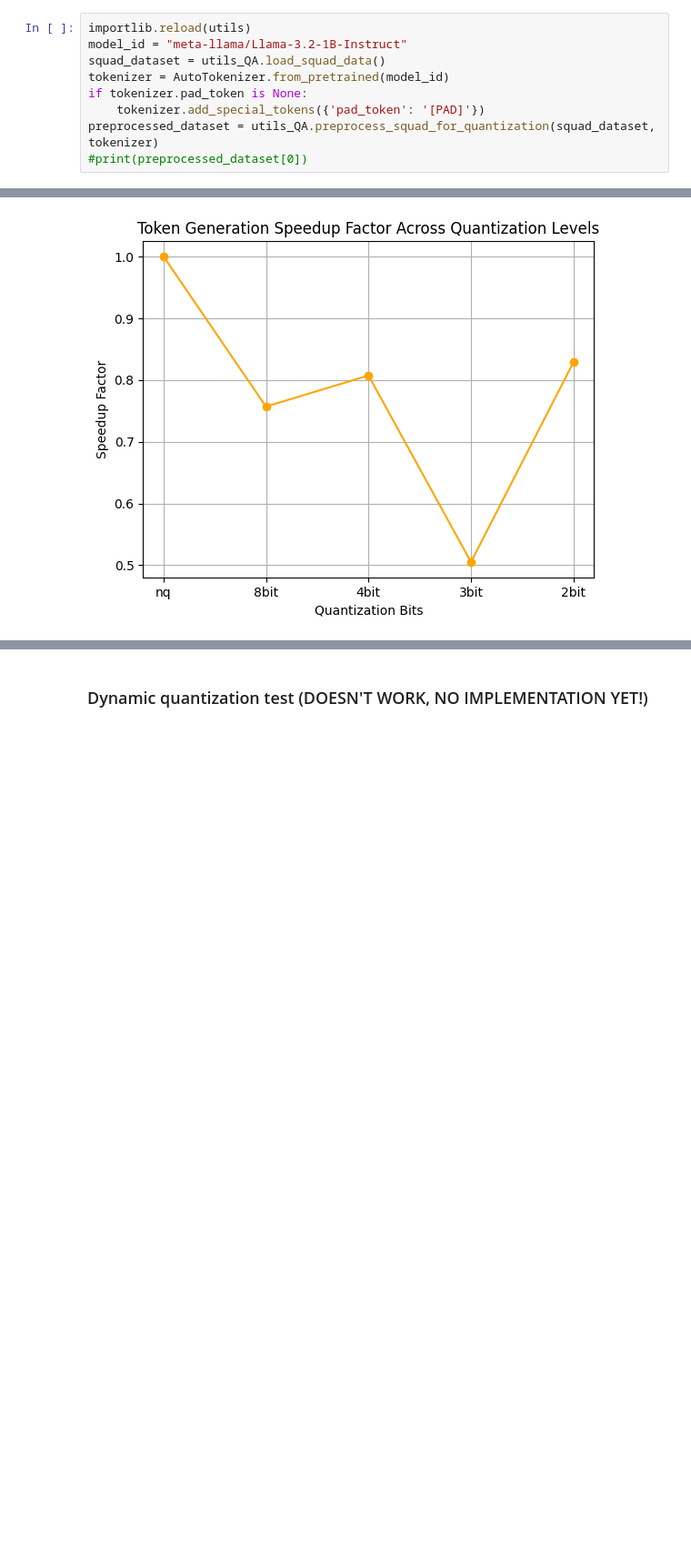
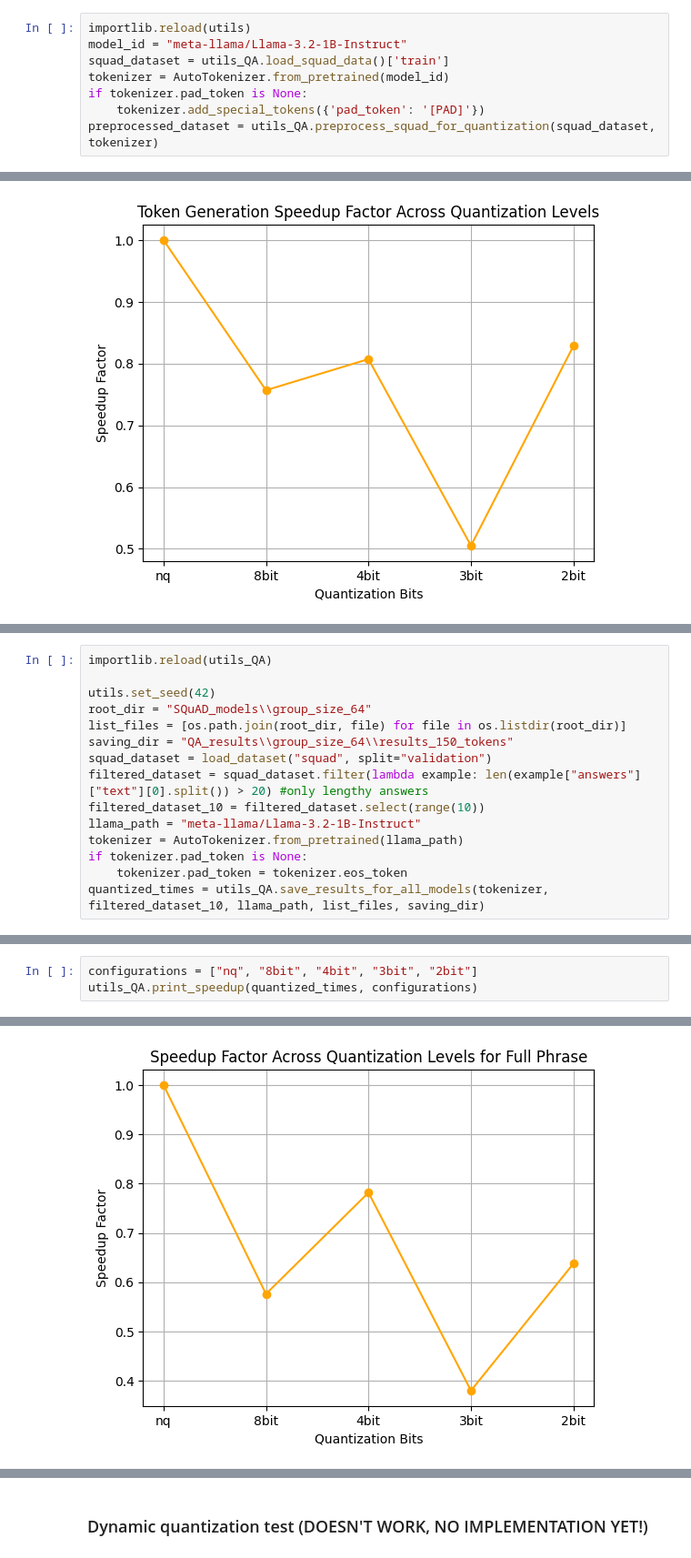
Before and after one commit to Oenarion/GPTQModel_PW, a Jupyter notebook: question_answering.ipynb, the cells around one changed output, grey strips where cells are left out. Shown at 91% size. Cells and saved outputs as stored; diff of their text form; blank space fills up the shorter version.

```diff
--- a/question_answering.ipynb
+++ b/question_answering.ipynb
@@ -33,11 +60,10 @@ Loading SQuAD dataset...
 # %%
 importlib.reload(utils)
 model_id = "meta-llama/Llama-3.2-1B-Instruct"
-squad_dataset = utils_QA.load_squad_data()
+squad_dataset = utils_QA.load_squad_data()['train']
 tokenizer = AutoTokenizer.from_pretrained(model_id)
 if tokenizer.pad_token is None:
     tokenizer.add_special_tokens({'pad_token': '[PAD]'})
 preprocessed_dataset = utils_QA.preprocess_squad_for_quantization(squad_dataset, tokenizer)
-#print(preprocessed_dataset[0])
 # %% [output]
 Loading SQuAD dataset...
@@ -433,0 +517,15 @@ Token Generation Speedup Factor: 0.83 times
+# %%
+importlib.reload(utils_QA)
+
+utils.set_seed(42)
+root_dir = "SQuAD_models\\group_size_64"
+list_files = [os.path.join(root_dir, file) for file in os.listdir(root_dir)]
+saving_dir = "QA_results\\group_size_64\\results_150_tokens"
+squad_dataset = load_dataset("squad", split="validation")
+filtered_dataset = squad_dataset.filter(lambda example: len(example["answers"]["text"][0].split()) > 20) #only lengthy answers
+filtered_dataset_10 = filtered_dataset.select(range(10))
+llama_path = "meta-llama/Llama-3.2-1B-Instruct"
+tokenizer = AutoTokenizer.from_pretrained(llama_path)
+if tokenizer.pad_token is None:
+    tokenizer.pad_token = tokenizer.eos_token
+quantized_times = utils_QA.save_results_for_all_models(tokenizer, filtered_dataset_10, llama_path, list_files, saving_dir)
@@ -433,0 +602,4 @@ Token Generation Speedup Factor: 0.83 times
+# %%
+configurations = ["nq", "8bit", "4bit", "3bit", "2bit"]
+utils_QA.print_speedup(quantized_times, configurations)
+# %% [output]
@@ -433,0 +623 @@ Token Generation Speedup Factor: 0.83 times
+[figure, added]
```
Also changed, not shown: parts of 14 cells of this notebook.
